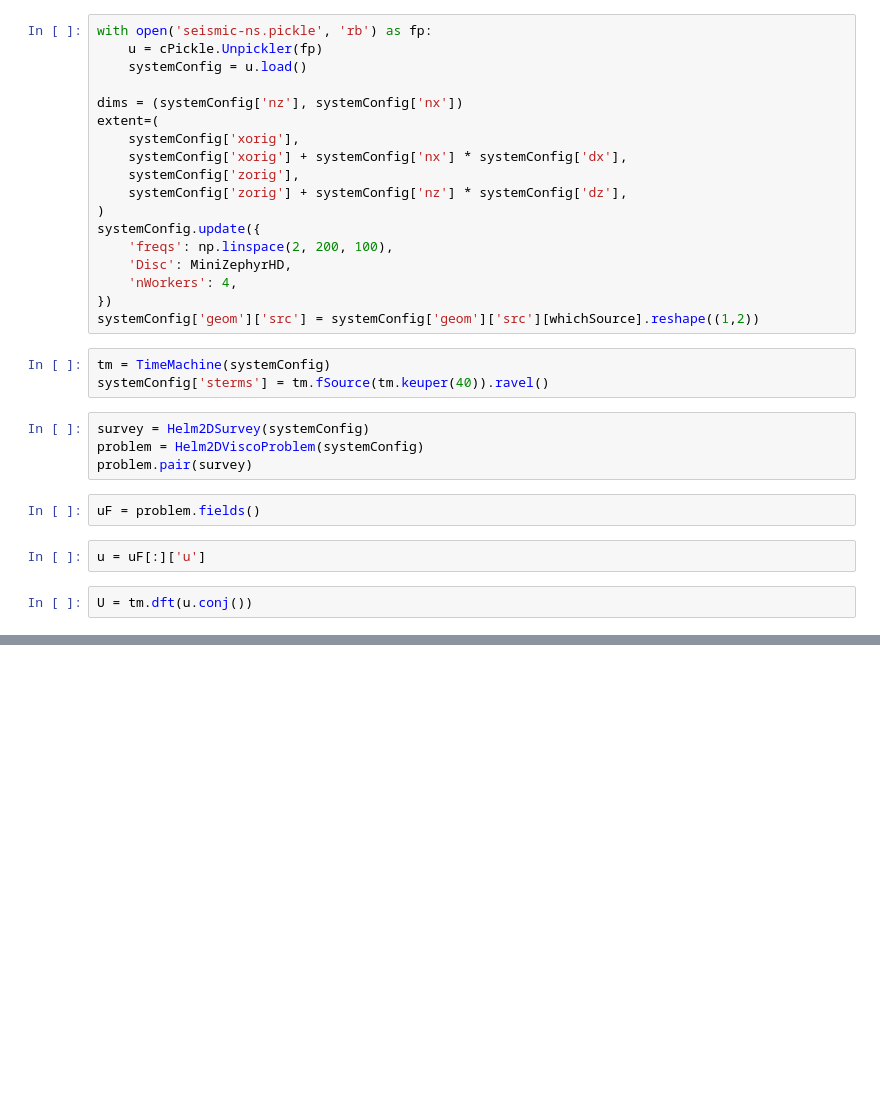
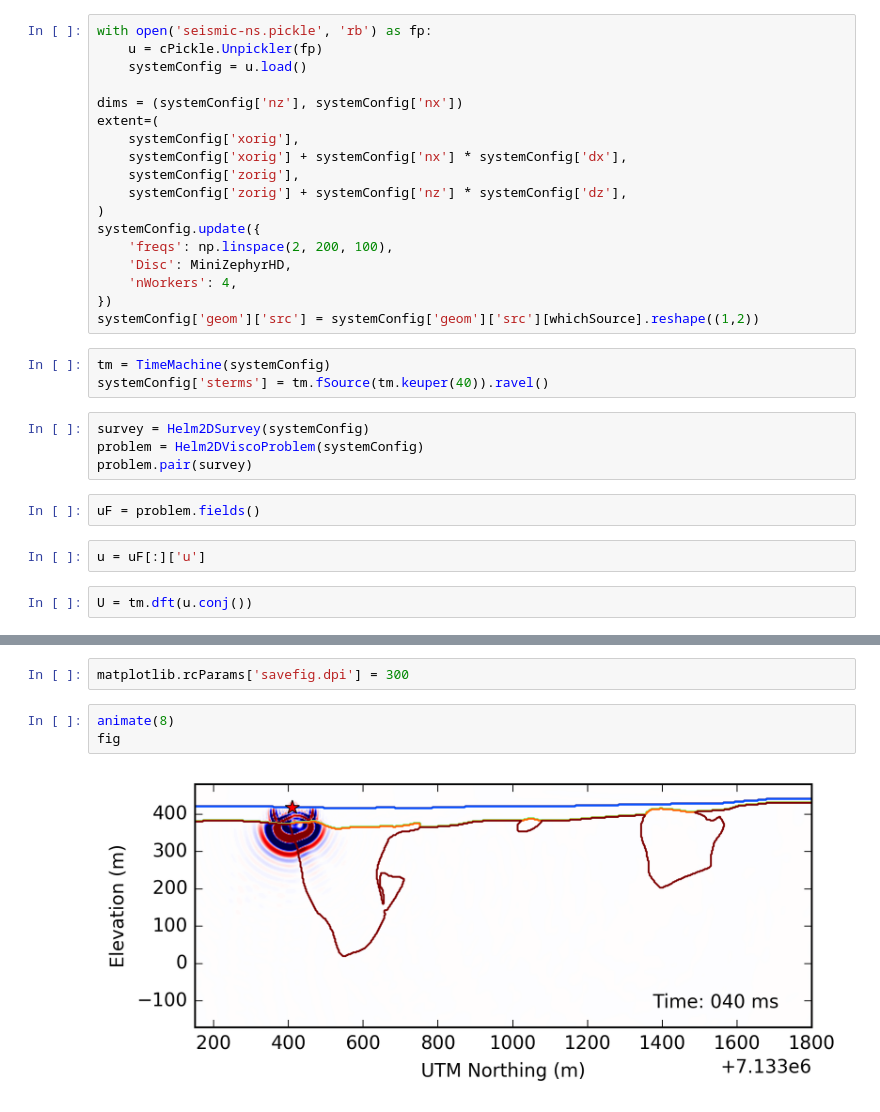
Before and after one commit to simpeg/presentations, a Jupyter notebook: SciPy2016/Geological_model/Seismic Wavefields NS.ipynb, the cells around one changed output, grey strips where cells are left out. Cells and saved outputs as stored; diff of their text form; blank space fills up the shorter version.

```diff
--- a/SciPy2016/Geological_model/Seismic Wavefields NS.ipynb
+++ b/SciPy2016/Geological_model/Seismic Wavefields NS.ipynb
@@ -80,3 +84,10 @@ anim = animation.FuncAnimation(fig, animate, init_func=init,
 HTML(anim.to_html5_video())
 # %% [output]
 [interactive output not drawn]
+# %%
+matplotlib.rcParams['savefig.dpi'] = 300
+# %%
+animate(8)
+fig
+# %% [output]
+[figure, added]
```
Also changed, not shown: parts of 6 cells of this notebook, 1 other file.
